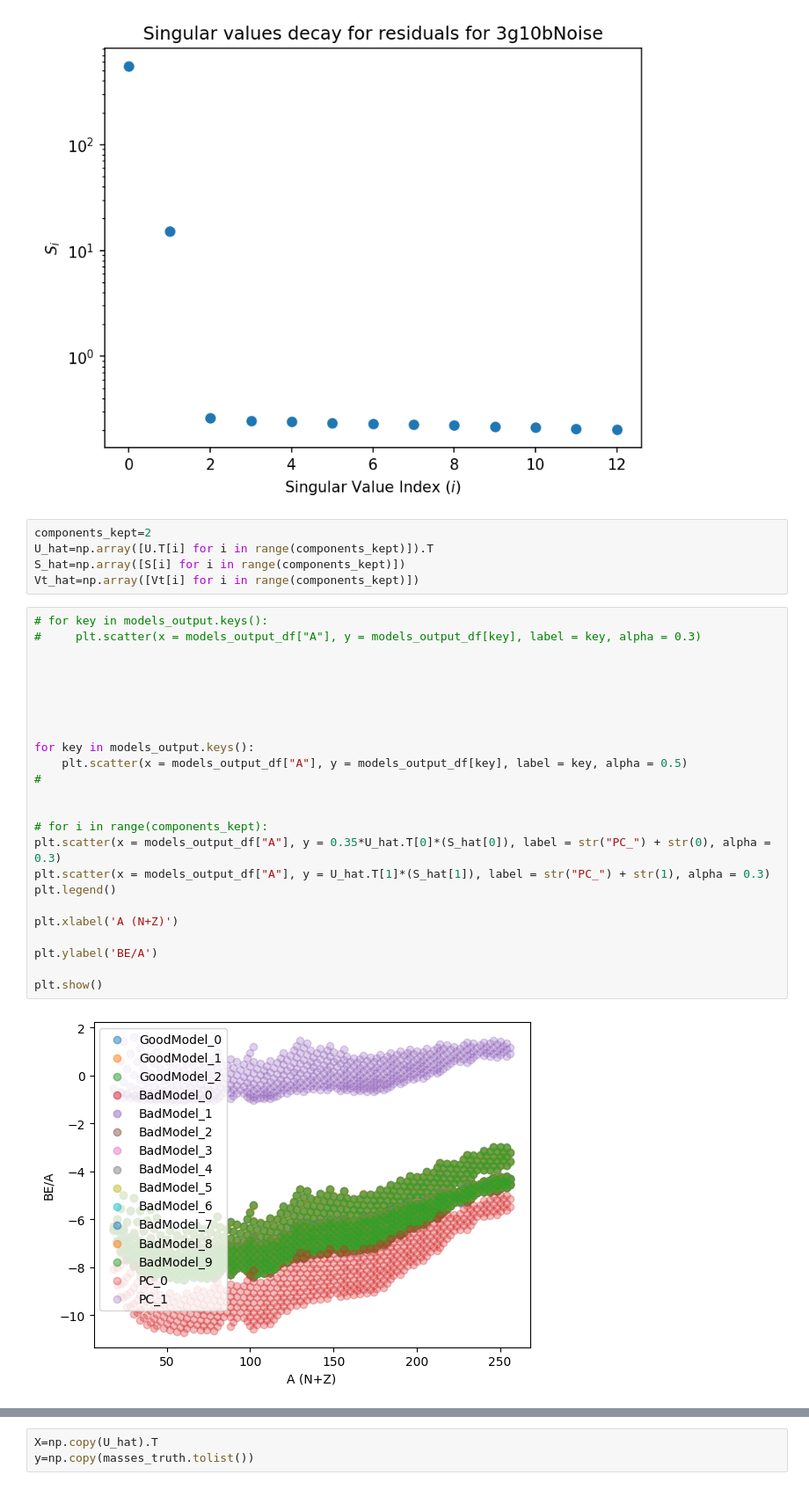
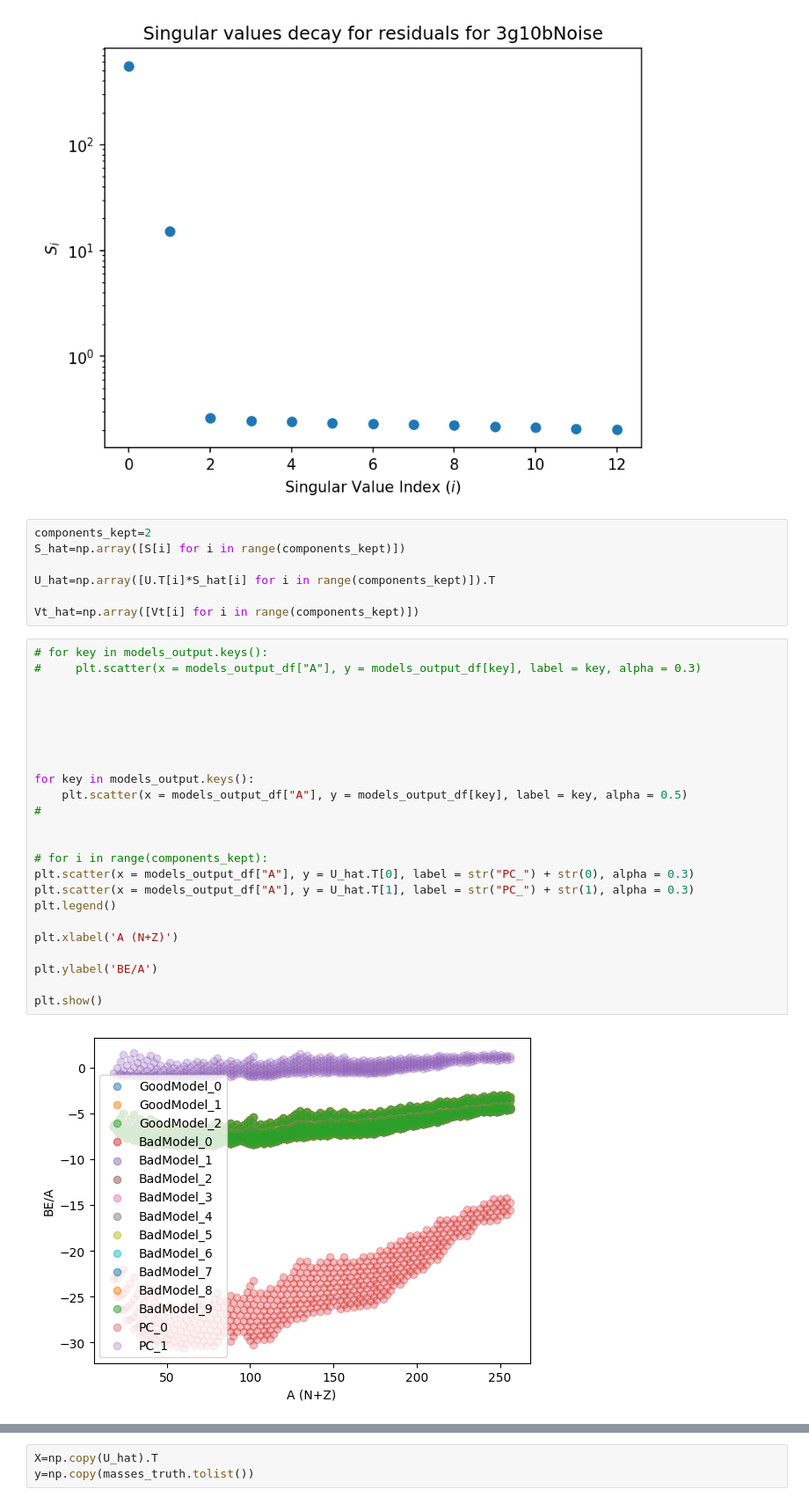
Before and after one commit to ascsn/ModelOrthogonalization, a Jupyter notebook: ToyExample/toymodelsExperiments.ipynb, the cells around one changed output, grey strips where cells are left out. Shown at 88% size. Saved outputs shown, nothing was run; the diff lists cells and outputs as text.

Commit message:
Even more plots to add!

```diff
--- a/ToyExample/toymodelsExperiments.ipynb
+++ b/ToyExample/toymodelsExperiments.ipynb
@@ -621,32 +649,34 @@ plt.show()
 [figure]
 # %%
 components_kept=2
-U_hat=np.array([U.T[i] for i in range(components_kept)]).T
 S_hat=np.array([S[i] for i in range(components_kept)])
+
+U_hat=np.array([U.T[i]*S_hat[i] for i in range(components_kept)]).T
+
 Vt_hat=np.array([Vt[i] for i in range(components_kept)])
 # %%
 # for key in models_output.keys():
 #     plt.scatter(x = models_output_df["A"], y = models_output_df[key], label = key, alpha = 0.3)
 
 
 
 
 
 
 for key in models_output.keys():
     plt.scatter(x = models_output_df["A"], y = models_output_df[key], label = key, alpha = 0.5)
 #
 
 
 # for i in range(components_kept):
-plt.scatter(x = models_output_df["A"], y = 0.35*U_hat.T[0]*(S_hat[0]), label = str("PC_") + str(0), alpha = 0.3)
-plt.scatter(x = models_output_df["A"], y = U_hat.T[1]*(S_hat[1]), label = str("PC_") + str(1), alpha = 0.3)
+plt.scatter(x = models_output_df["A"], y = U_hat.T[0], label = str("PC_") + str(0), alpha = 0.3)
+plt.scatter(x = models_output_df["A"], y = U_hat.T[1], label = str("PC_") + str(1), alpha = 0.3)
 plt.legend()
 
 plt.xlabel('A (N+Z)')
 
 plt.ylabel('BE/A')
 
 plt.show()
 # %% [output]
-[figure, old version]
+[figure, new version]
```
Also changed, not shown: parts of 18 cells of this notebook, 2 other files.
